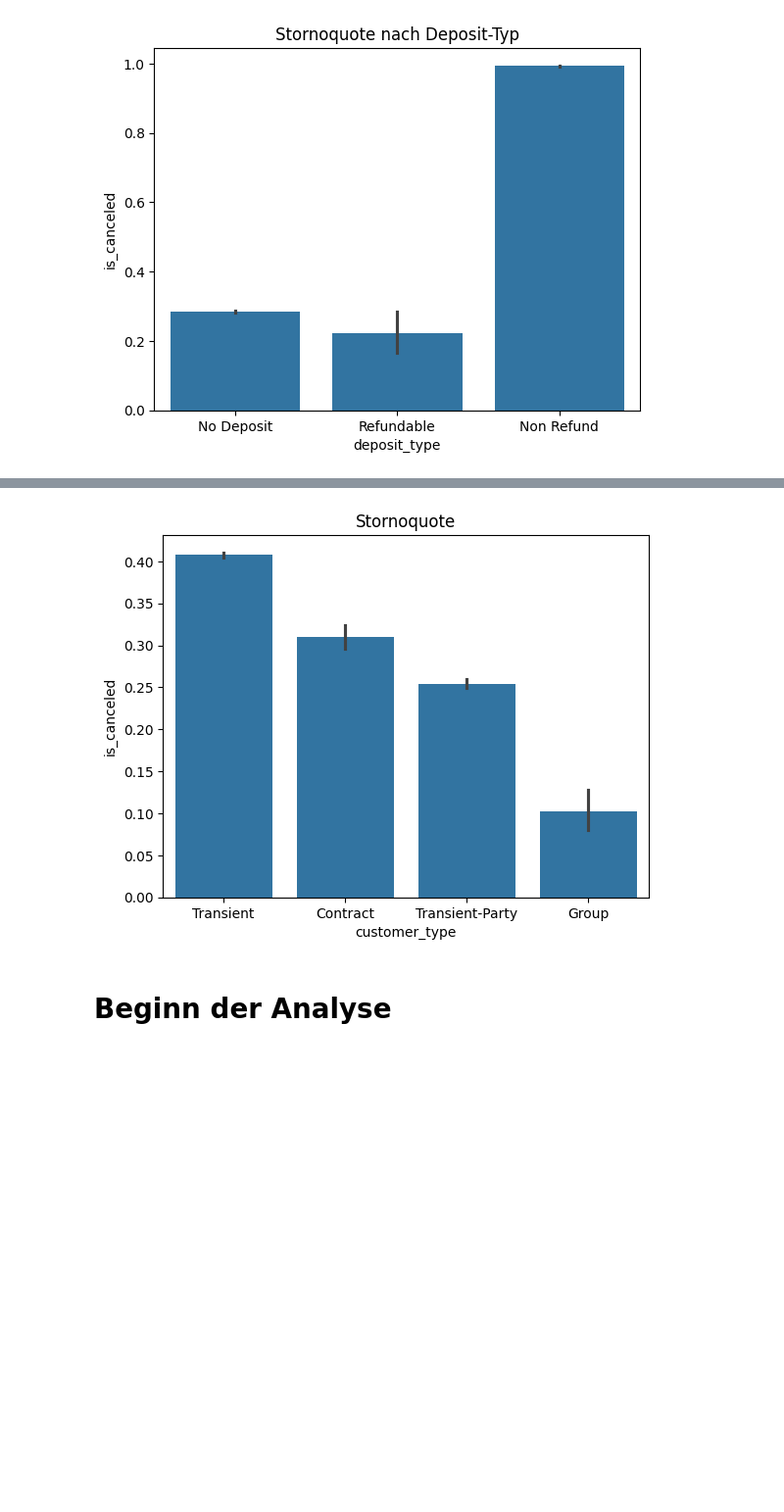
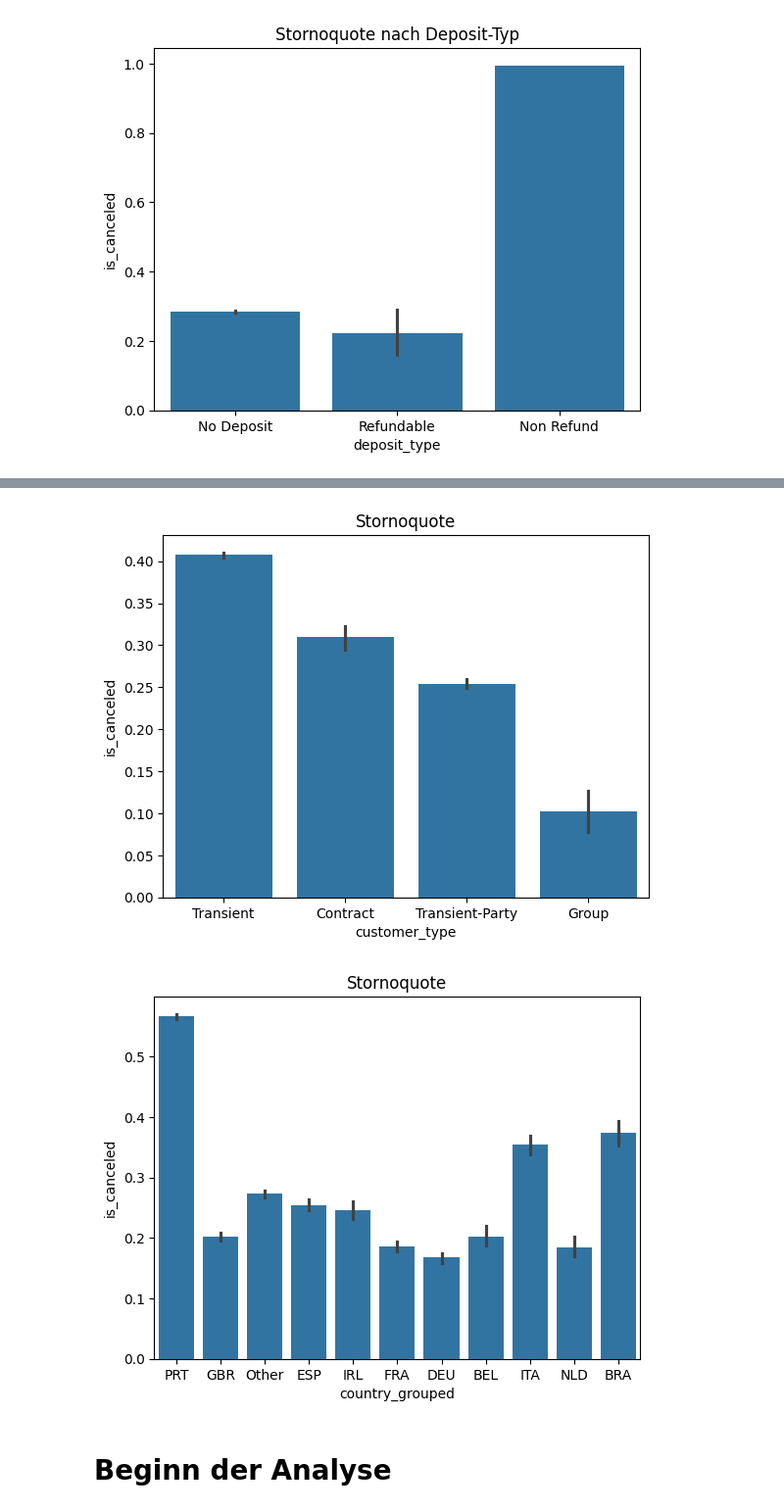
Before and after one commit to abt-kevin/Hotel_Bookings, a Jupyter notebook: hotel_bookings.ipynb, the cells around one changed output, grey strips where cells are left out. Shown: that part at 98% size. Cells and saved outputs as stored; diff of their text form; code cells hidden in the pictures; blank space fills up the shorter version.

Commit message:
group countries

```diff
--- a/hotel_bookings.ipynb
+++ b/hotel_bookings.ipynb
@@ -84,6 +84,7 @@ array(['BB', 'FB', 'HB', 'SC', 'Undefined'], dtype=object)
 # %%
 #laut Datenwörterbuch bedeuten 'Undefined' und 'SC' -> keine Mahlzeiten gebucht
 df.loc[df["meal"] == "Undefined", "meal"] = "SC"
+df["meal"]=df["meal"].astype("category")
 # %%
 df["hotel"]=df["hotel"].astype("category")
 # %%
@@ -115,3 +137,6 @@ df['market_segment'] = df['market_segment'].replace('Undefined', np.nan)
+# %%
+top_countries = df['country'].value_counts().nlargest(10).index
+df['country_grouped'] = df['country'].apply(lambda x: x if x in top_countries else 'Other')
 # %% [markdown]
 # EDA
 - Boxplots und Korrellogramm erstellen
@@ -136,21 +161,22 @@ plt.show()
 # %%
 categorical_vars = [
     'meal', 'market_segment', 'distribution_channel',
-    'reserved_room_type', 'assigned_room_type', 'deposit_type', 'customer_type'
+    'reserved_room_type', 'assigned_room_type', 'deposit_type', 'customer_type','country_grouped'
 ]
 
 for var in categorical_vars:
     sns.barplot(data=df, x=var, y='is_canceled')
     plt.title("Stornoquote")
     plt.show()
 # %% [output]
 [figure]
 [figure]
 [figure]
 [figure]
 [figure]
 [figure]
 [figure]
+[figure, added]
 # %% [markdown]
 # Beginn der Analyse
 # %%
```
Also changed, not shown: parts of 3 cells of this notebook.
